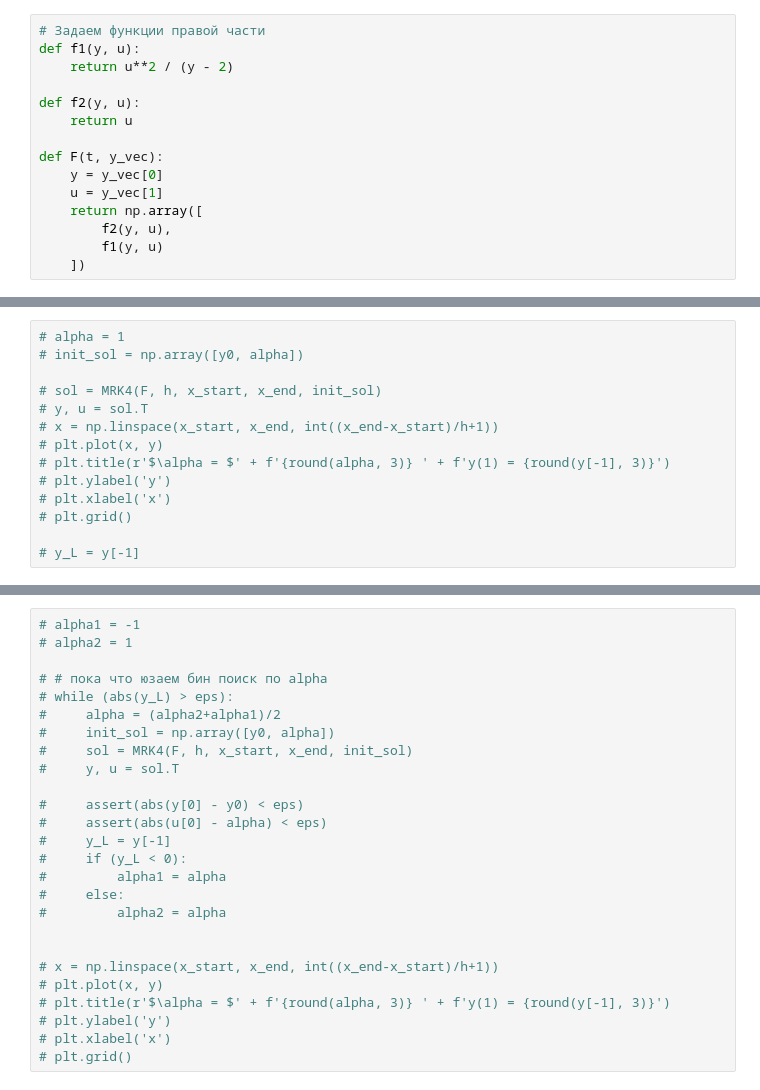
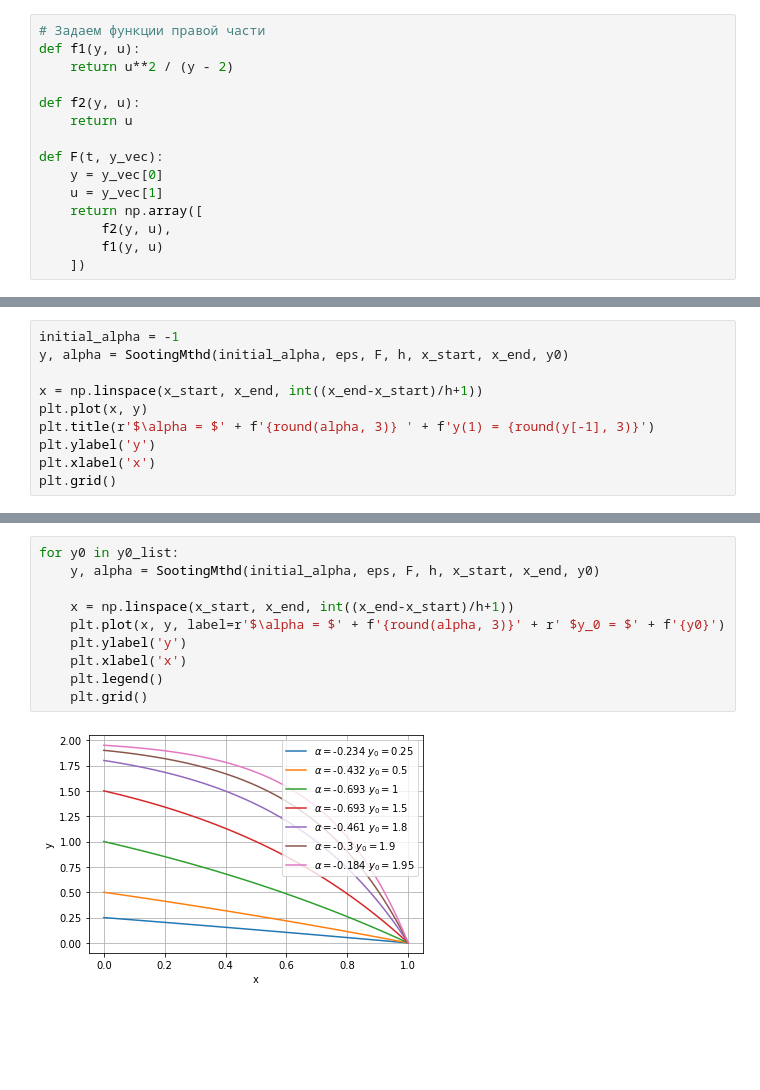
Before and after one commit to pavel-collab/comp-math, a Jupyter notebook: lab08/main.ipynb, the cells around one changed output, grey strips where cells are left out. Cells and saved outputs as stored; diff of their text form; blank space fills up the shorter version.

```diff
--- a/lab08/main.ipynb
+++ b/lab08/main.ipynb
@@ -187,14 +300,10 @@ eps = 1e-6
 # %%
-# alpha = 1
-# init_sol = np.array([y0, alpha])
+initial_alpha = -1
+y, alpha = SootingMthd(initial_alpha, eps, F, h, x_start, x_end, y0)
 
-# sol = MRK4(F, h, x_start, x_end, init_sol)
-# y, u = sol.T
-# x = np.linspace(x_start, x_end, int((x_end-x_start)/h+1))
-# plt.plot(x, y)
-# plt.title(r'$\alpha = $' + f'{round(alpha, 3)} ' + f'y(1) = {round(y[-1], 3)}')
-# plt.ylabel('y')
-# plt.xlabel('x')
-# plt.grid()
-
-# y_L = y[-1]
+x = np.linspace(x_start, x_end, int((x_end-x_start)/h+1))
+plt.plot(x, y)
+plt.title(r'$\alpha = $' + f'{round(alpha, 3)} ' + f'y(1) = {round(y[-1], 3)}')
+plt.ylabel('y')
+plt.xlabel('x')
+plt.grid()
@@ -201,26 +312,12 @@ eps = 1e-6
 # %%
-# alpha1 = -1
-# alpha2 = 1
+for y0 in y0_list:
+    y, alpha = SootingMthd(initial_alpha, eps, F, h, x_start, x_end, y0)
 
-# # пока что юзаем бин поиск по alpha
-# while (abs(y_L) > eps):
-#     alpha = (alpha2+alpha1)/2
-#     init_sol = np.array([y0, alpha])
-#     sol = MRK4(F, h, x_start, x_end, init_sol)
-#     y, u = sol.T
-
-#     assert(abs(y[0] - y0) < eps)
-#     assert(abs(u[0] - alpha) < eps)
-#     y_L = y[-1]
-#     if (y_L < 0):
-#         alpha1 = alpha
-#     else:
-#         alpha2 = alpha
-
-
-# x = np.linspace(x_start, x_end, int((x_end-x_start)/h+1))
-# plt.plot(x, y)
-# plt.title(r'$\alpha = $' + f'{round(alpha, 3)} ' + f'y(1) = {round(y[-1], 3)}')
-# plt.ylabel('y')
-# plt.xlabel('x')
-# plt.grid()
+    x = np.linspace(x_start, x_end, int((x_end-x_start)/h+1))
+    plt.plot(x, y, label=r'$\alpha = $' + f'{round(alpha, 3)}' + r' $y_0 = $' + f'{y0}')
+    plt.ylabel('y')
+    plt.xlabel('x')
+    plt.legend()
+    plt.grid()
+# %% [output]
+[figure, added]
```
Also changed, not shown: parts of 11 cells of this notebook.
